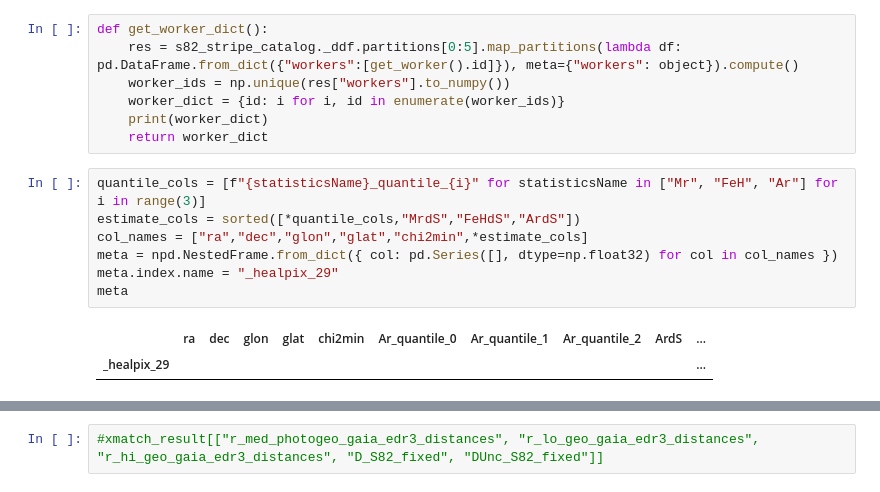
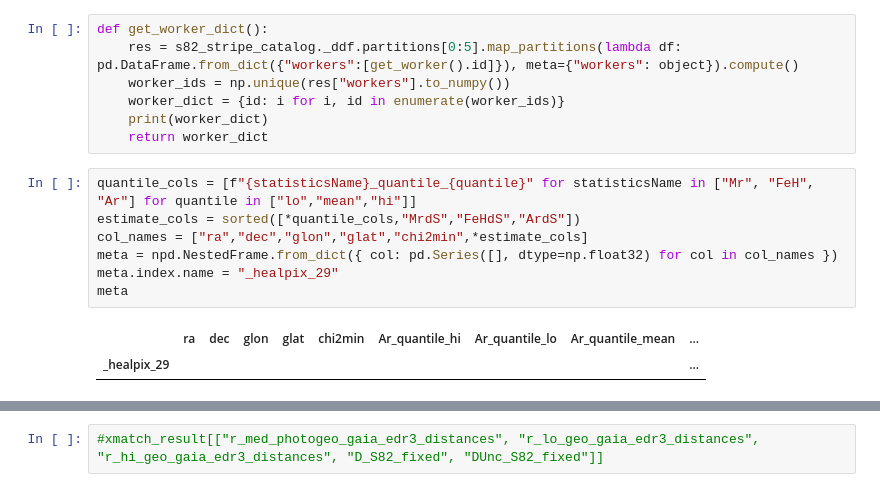
Before and after one commit to labastro-rbi/photoD, a Jupyter notebook: docs/pre_executed/run_with_lsdb.ipynb, the cells around one changed output, grey strips where cells are left out. Saved outputs shown, nothing was run; the diff lists cells and outputs as text.

Commit message:
Update quantile column names

```diff
--- a/docs/pre_executed/run_with_lsdb.ipynb
+++ b/docs/pre_executed/run_with_lsdb.ipynb
@@ -98,15 +98,15 @@ def get_worker_dict():
     print(worker_dict)
     return worker_dict
 # %%
-quantile_cols = [f"{statisticsName}_quantile_{i}" for statisticsName in ["Mr", "FeH", "Ar"] for i in range(3)]
+quantile_cols = [f"{statisticsName}_quantile_{quantile}" for statisticsName in ["Mr", "FeH", "Ar"] for quantile in ["lo","mean","hi"]]
 estimate_cols = sorted([*quantile_cols,"MrdS","FeHdS","ArdS"])
 col_names = ["ra","dec","glon","glat","chi2min",*estimate_cols]
 meta = npd.NestedFrame.from_dict({ col: pd.Series([], dtype=np.float32) for col in col_names })
 meta.index.name = "_healpix_29"
 meta
 # %% [output]
-|  | ra | dec | glon | glat | chi2min | Ar_quantile_0 | Ar_quantile_1 | Ar_quantile_2 | ArdS | ... |
-| _healpix_29 |  |  |  |  |  |  |  |  |  | ... |
+|  | ra | dec | glon | glat | chi2min | Ar_quantile_hi | Ar_quantile_lo | Ar_quantile_mean | ... |
+| _healpix_29 |  |  |  |  |  |  |  |  | ... |
 # %%
 with Client(n_workers=4) as client:
     worker_dict = get_worker_dict()
```
Also changed, not shown: parts of 1 cell of this notebook, 1 other file.
